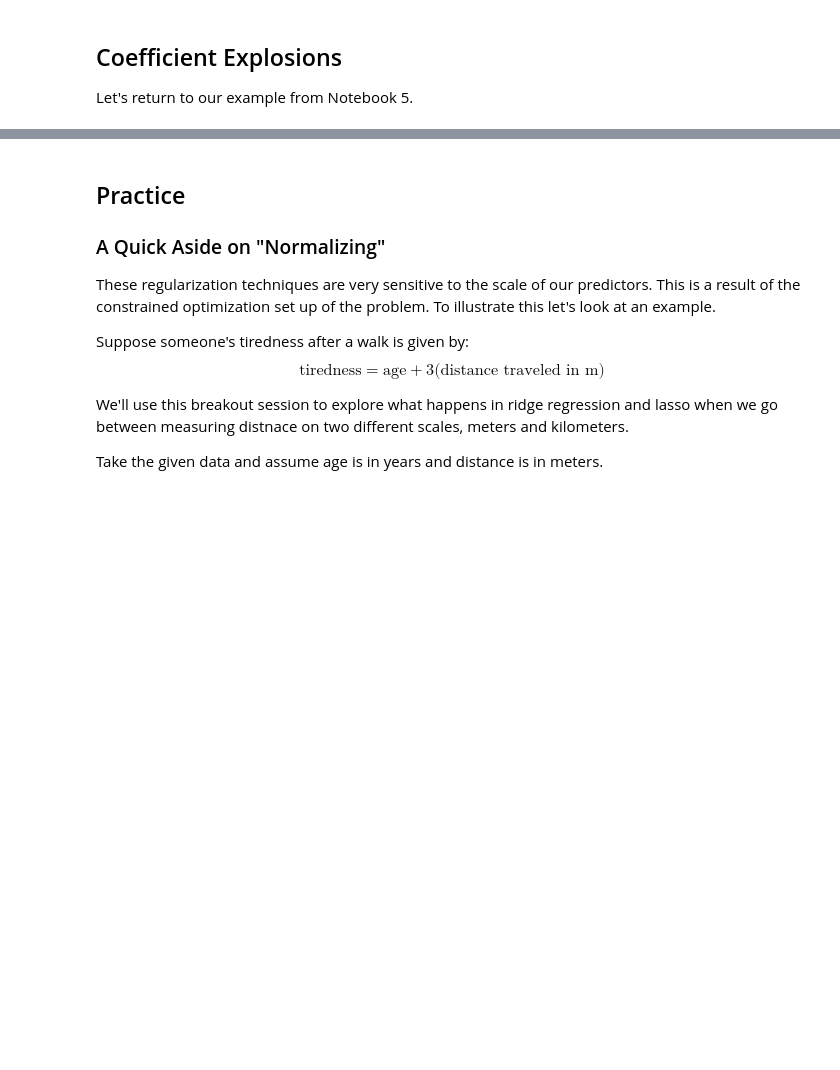
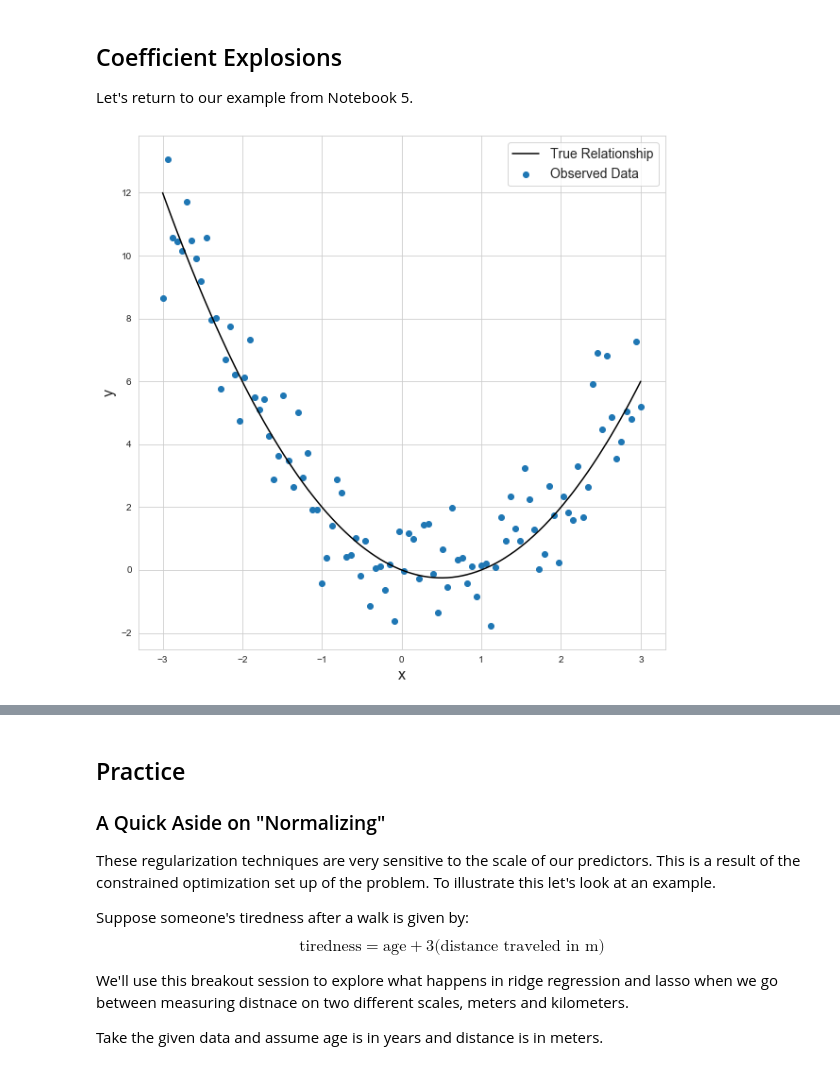
Before and after one commit to Slytherin1112/PythonCurriculum, a Jupyter notebook: Lectures/Regression/Notebook 6 - Regularization with Lasso and Ridge Regression.ipynb, the cells around one changed output, grey strips where cells are left out. Saved outputs shown, nothing was run; the diff lists cells and outputs as text; code cells hidden in the pictures; blank space fills up the shorter version.

```diff
--- a/Lectures/Regression/Notebook 6 - Regularization with Lasso and Ridge Regression.ipynb
+++ b/Lectures/Regression/Notebook 6 - Regularization with Lasso and Ridge Regression.ipynb
@@ -36,6 +36,21 @@ Let's return to our example from Notebook 5.
 # %%
 x = np.linspace(-3,3,100)
 y = x*(x-1) + 1.2*np.random.randn(100)
+
+plt.figure(figsize = (10,10))
+
+plt.scatter(x,y, label="Observed Data")
+
+plt.plot(x,x*(x-1),'k', label="True Relationship")
+
+plt.xlabel("x",fontsize=16)
+plt.ylabel("y",fontsize=16)
+
+plt.legend(fontsize=14)
+
+plt.show()
+# %% [output]
+[figure, added]
 # %%
 from sklearn.preprocessing import PolynomialFeatures
 from sklearn.pipeline import Pipeline
```
Also changed, not shown: parts of 15 cells of this notebook.
